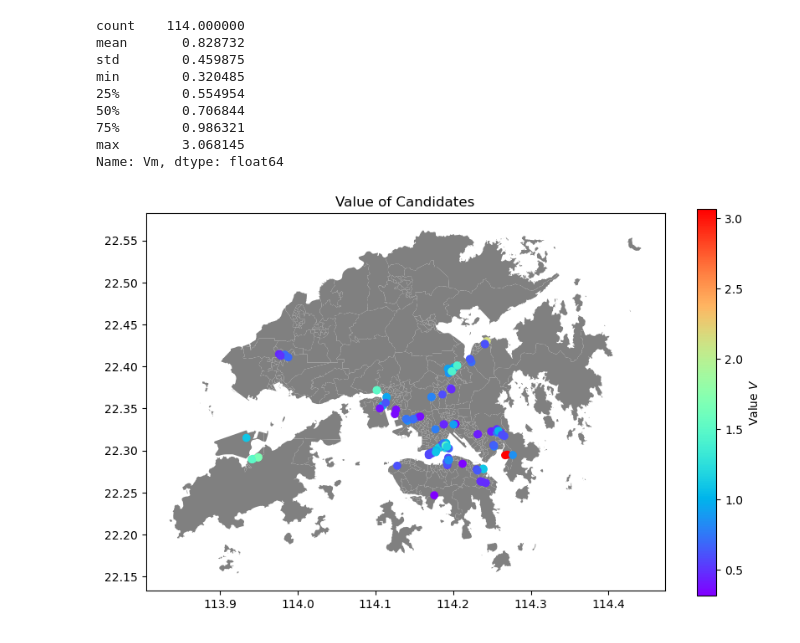
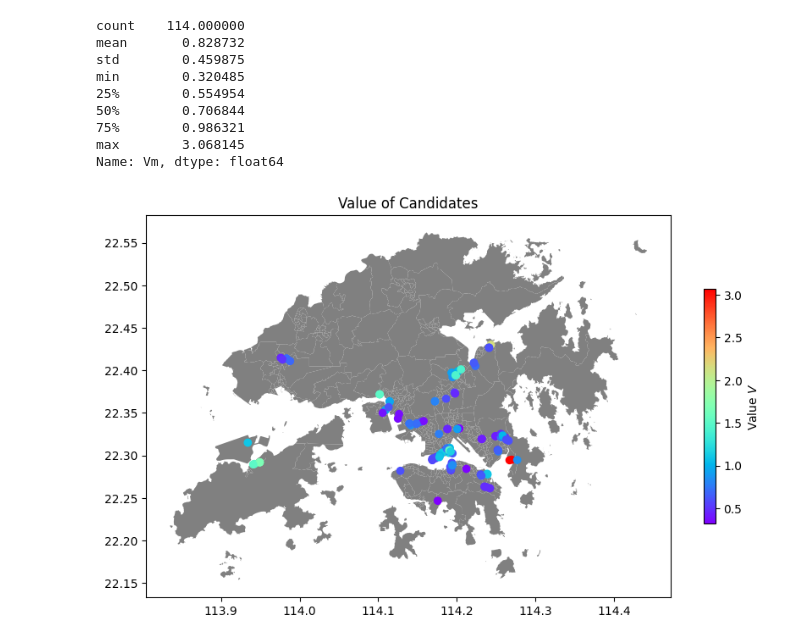
Before and after one commit to Annoying-MSDM5005/Classwork, a Jupyter notebook: proj_loc/find_location.ipynb, the cells around one changed output. Saved outputs shown, nothing was run; the diff lists cells and outputs as text; code cells hidden in the pictures.

```diff
--- a/proj_loc/find_location.ipynb
+++ b/proj_loc/find_location.ipynb
@@ -269,15 +271,15 @@ Name: Vm, dtype: float64
 candidates_with_mtr = candidates_with_mtr.to_crs(epsg=4326)
 # %%
 S = 10
-fig,ax=plt.subplots(figsize=(S,S))
+fig,ax=plt.subplots(figsize=(S,.6*S))
 dcca.plot(color="grey",ax=ax)
 # change the range legend
 candidates_with_mtr.plot("Vm",cmap="rainbow",ax=ax,legend=True,legend_kwds={'label': "Value $V$",'shrink':.6})
 ax.set_title("Value of Candidates")
-
+plt.savefig("img/value_candidates.png")
 plt.show()
 # %% [output]
-[figure, old version]
+[figure, new version]
 # %%
 sorted_candidates = candidates_with_mtr.sort_values(by='Vm',ascending=False)
 chosen = sorted_candidates[:10]
```
Also changed, not shown: parts of 2 cells of this notebook, 8 other files.
